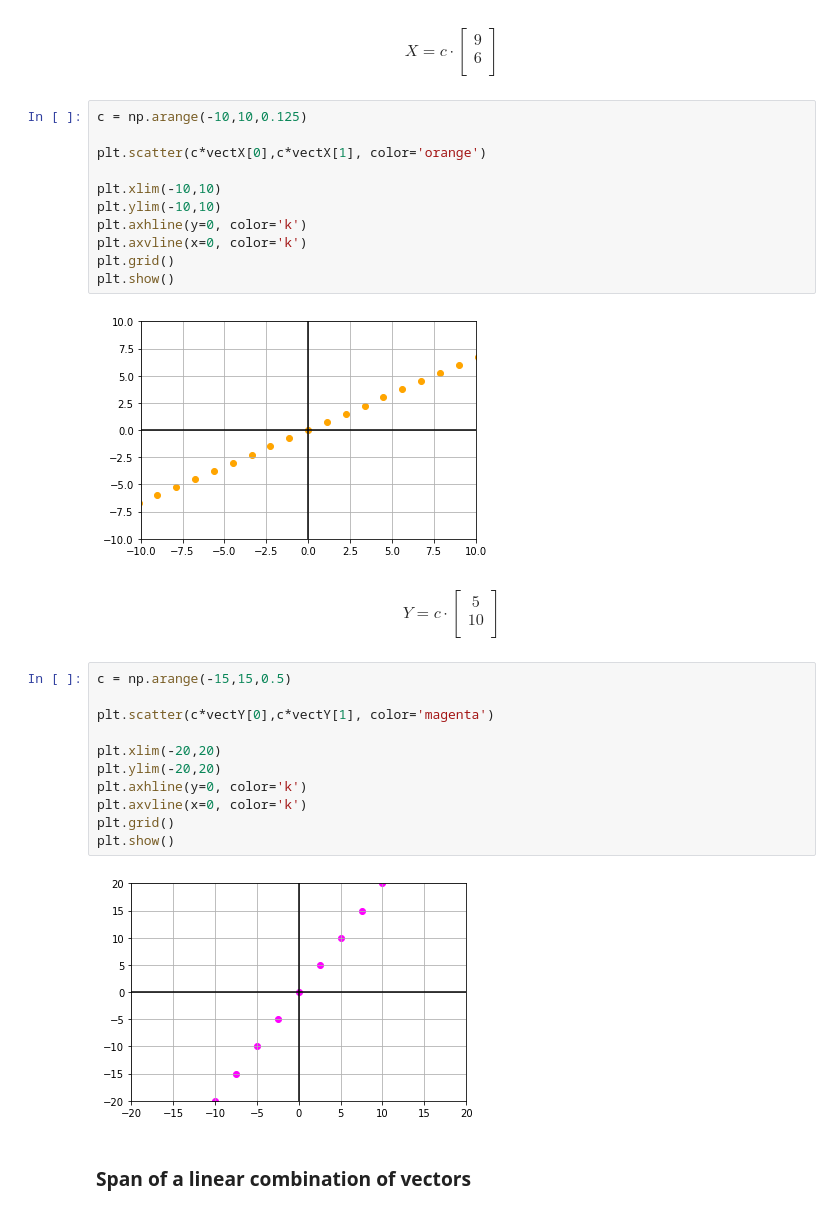
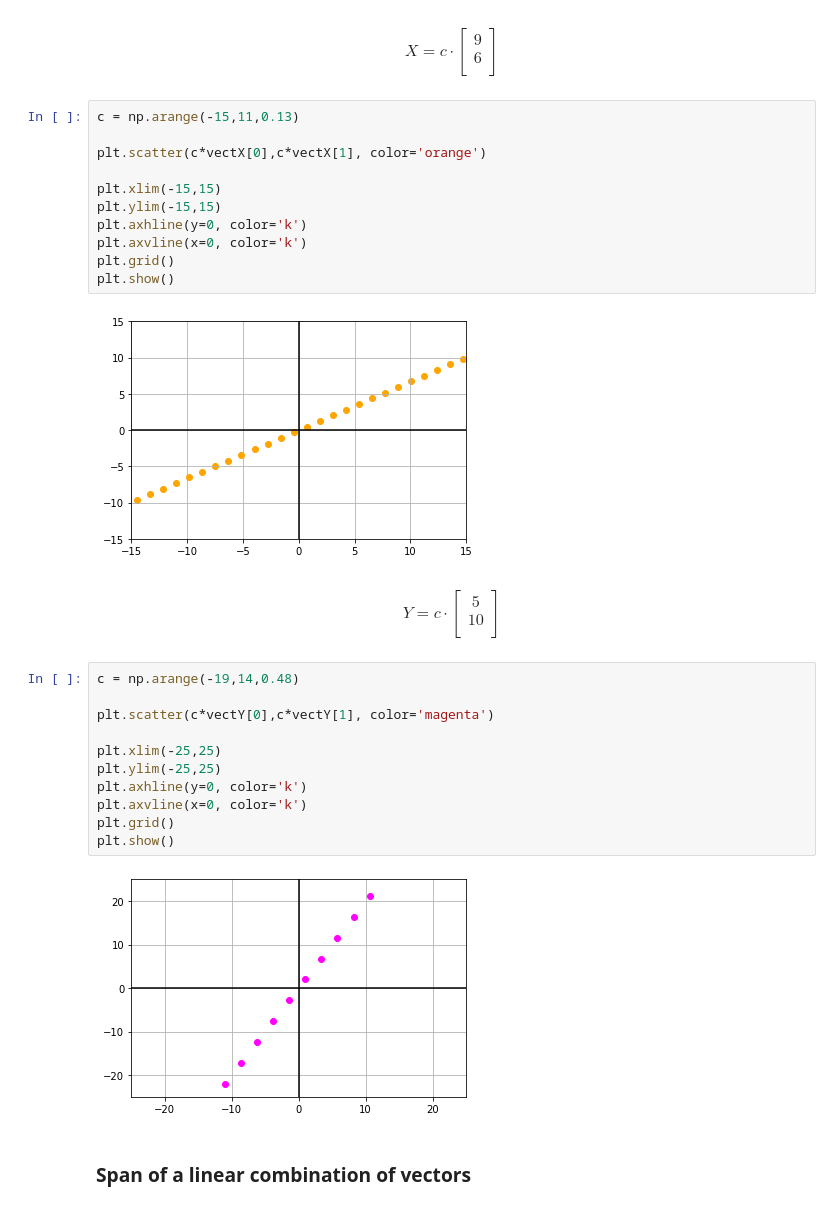
Before and after one commit to esosikeyes/Linear-Algebra_2nd-Sem, a Jupyter notebook: Assignment10.ipynb, the cells around one changed output. Cells and saved outputs as stored; diff of their text form.

```diff
--- a/Assignment10.ipynb
+++ b/Assignment10.ipynb
@@ -34,33 +34,33 @@ As discussed in the lecture, the span of individual vectors can be represented b
 # %% [markdown]
 $$X = c\cdot \begin{bmatrix} 9\\6 \\\end{bmatrix} $$
 # %%
-c = np.arange(-10,10,0.125)
+c = np.arange(-15,11,0.13)
 
 plt.scatter(c*vectX[0],c*vectX[1], color='orange')
 
-plt.xlim(-10,10)
-plt.ylim(-10,10)
+plt.xlim(-15,15)
+plt.ylim(-15,15)
 plt.axhline(y=0, color='k')
 plt.axvline(x=0, color='k')
 plt.grid()
 plt.show()
 # %% [output]
-[figure, old version]
+[figure, new version]
 # %% [markdown]
 $$Y = c\cdot \begin{bmatrix} 5\\10 \\\end{bmatrix} $$
 # %%
-c = np.arange(-15,15,0.5)
+c = np.arange(-19,14,0.48)
 
 plt.scatter(c*vectY[0],c*vectY[1], color='magenta')
 
-plt.xlim(-20,20)
-plt.ylim(-20,20)
+plt.xlim(-25,25)
+plt.ylim(-25,25)
 plt.axhline(y=0, color='k')
 plt.axvline(x=0, color='k')
 plt.grid()
 plt.show()
 # %% [output]
-[figure, old version]
+[figure, new version]
 # %% [markdown]
 ### Span of a linear combination of vectors
 # %% [markdown]
```
Also changed, not shown: parts of 6 cells of this notebook.
